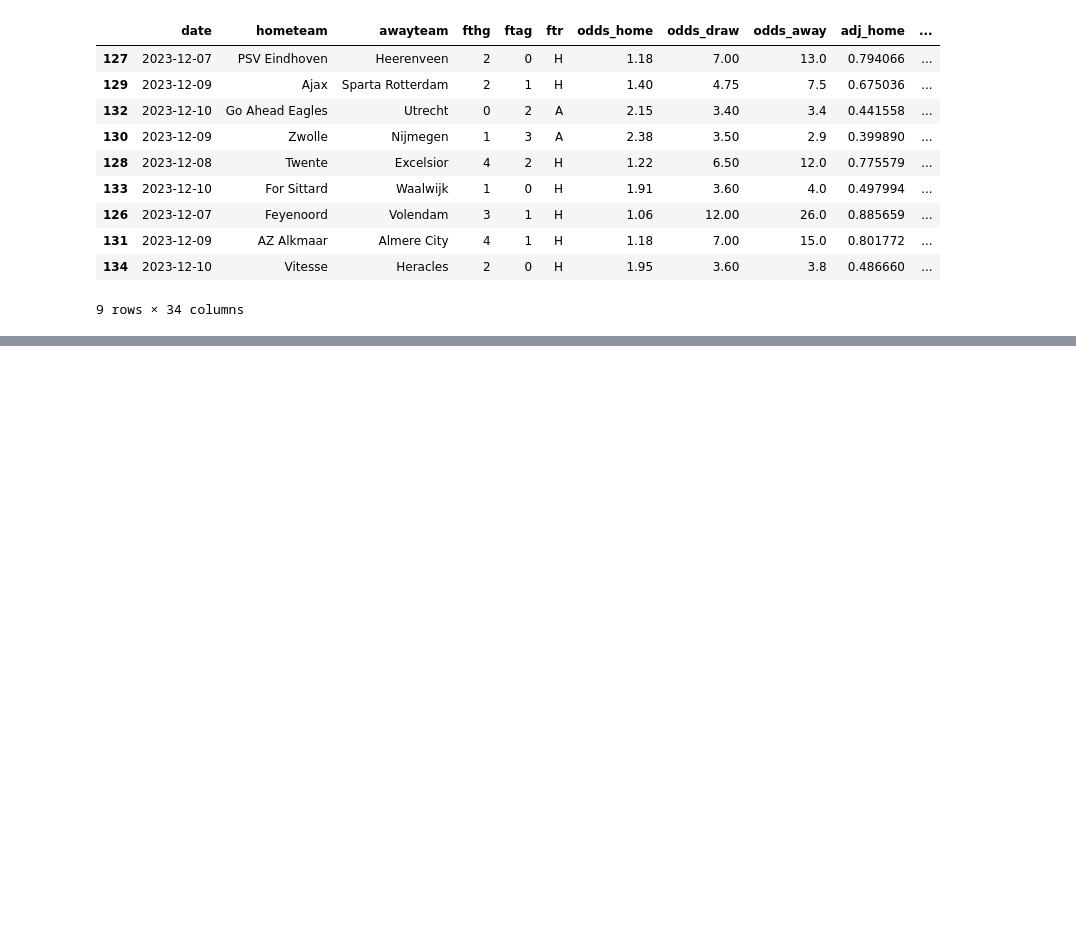
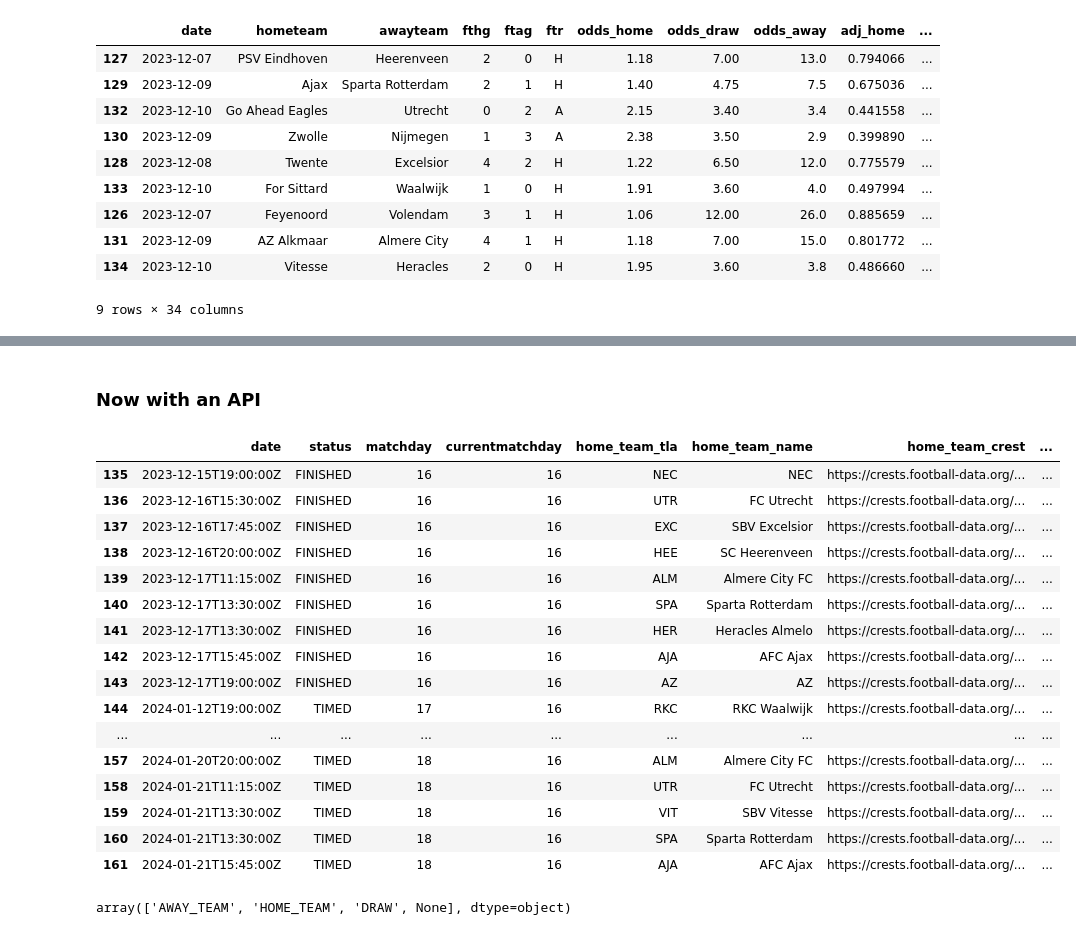
Before and after one commit to andrei-pascanean/game-hunter, a Jupyter notebook: notebooks/heuristics.ipynb, the cells around one changed output, grey strips where cells are left out. Saved outputs shown, nothing was run; the diff lists cells and outputs as text; code cells hidden in the pictures; blank space fills up the shorter version.

```diff
--- a/notebooks/heuristics.ipynb
+++ b/notebooks/heuristics.ipynb
@@ -175,0 +159,62 @@ KeyError: 'HomeTeamStandings'
+# %% [markdown]
+### Now with an API
+# %%
+import requests
+
+uri = 'https://api.football-data.org/v4/competitions/DED/matches'
+headers = { 'X-Auth-Token': '5ee7f2b5ace94caf9f8668333873a90f' }
+
+response = requests.get(uri, headers=headers)
+data = response.json()['matches']
+
+matches_df = pd.json_normalize(data)
+# %%
+cols_to_keep = [
+    'utcDate', 'status', 'matchday', 'season.currentMatchday',
+    'homeTeam.tla', 'homeTeam.name', 'homeTeam.crest',
+    'awayTeam.tla', 'awayTeam.name', 'awayTeam.crest',
+    'score.winner', 'score.fullTime.home', 'score.fullTime.away'
+]
+
+matches_df = (
+    matches_df
+    .filter(cols_to_keep)
+    .rename(columns = {
+        'utcDate': 'date',
+        'season.currentMatchday':'currentMatchday',
+        'homeTeam.tla':'home_team_tla',
+        'homeTeam.name': 'home_team_name',
+        'homeTeam.crest': 'home_team_crest',
+        'awayTeam.tla': 'away_team_tla',
+        'awayTeam.name': 'away_team_name',
+        'awayTeam.crest': 'away_team_crest',
+        'score.winner': 'ftr',
+        'score.fullTime.home': 'fthg',
+        'score.fullTime.away': 'ftag'
+    })
+    .rename(columns=str.lower)
+)
+# %%
+matches_df.query('matchday > 15 & matchday < 19')
+# %% [output]
+|  | date | status | matchday | currentmatchday | home_team_tla | home_team_name | home_team_crest | ... |
+| 135 | 2023-12-15T19:00:00Z | FINISHED | 16 | 16 | NEC | NEC | https://crests.football-data.org/... | ... |
+| 136 | 2023-12-16T15:30:00Z | FINISHED | 16 | 16 | UTR | FC Utrecht | https://crests.football-data.org/... | ... |
+| 137 | 2023-12-16T17:45:00Z | FINISHED | 16 | 16 | EXC | SBV Excelsior | https://crests.football-data.org/... | ... |
+| 138 | 2023-12-16T20:00:00Z | FINISHED | 16 | 16 | HEE | SC Heerenveen | https://crests.football-data.org/... | ... |
+| 139 | 2023-12-17T11:15:00Z | FINISHED | 16 | 16 | ALM | Almere City FC | https://crests.football-data.org/... | ... |
+| 140 | 2023-12-17T13:30:00Z | FINISHED | 16 | 16 | SPA | Sparta Rotterdam | https://crests.football-data.org/... | ... |
+| 141 | 2023-12-17T13:30:00Z | FINISHED | 16 | 16 | HER | Heracles Almelo | https://crests.football-data.org/... | ... |
+| 142 | 2023-12-17T15:45:00Z | FINISHED | 16 | 16 | AJA | AFC Ajax | https://crests.football-data.org/... | ... |
+| 143 | 2023-12-17T19:00:00Z | FINISHED | 16 | 16 | AZ | AZ | https://crests.football-data.org/... | ... |
+| 144 | 2024-01-12T19:00:00Z | TIMED | 17 | 16 | RKC | RKC Waalwijk | https://crests.football-data.org/... | ... |
+| ... | ... | ... | ... | ... | ... | ... | ... | ... |
+| 157 | 2024-01-20T20:00:00Z | TIMED | 18 | 16 | ALM | Almere City FC | https://crests.football-data.org/... | ... |
+| 158 | 2024-01-21T11:15:00Z | TIMED | 18 | 16 | UTR | FC Utrecht | https://crests.football-data.org/... | ... |
+| 159 | 2024-01-21T13:30:00Z | TIMED | 18 | 16 | VIT | SBV Vitesse | https://crests.football-data.org/... | ... |
+| 160 | 2024-01-21T13:30:00Z | TIMED | 18 | 16 | SPA | Sparta Rotterdam | https://crests.football-data.org/... | ... |
+| 161 | 2024-01-21T15:45:00Z | TIMED | 18 | 16 | AJA | AFC Ajax | https://crests.football-data.org/... | ... |
+# %%
+matches_df.ftr.unique()
+# %% [output]
+array(['AWAY_TEAM', 'HOME_TEAM', 'DRAW', None], dtype=object)
```
Also changed, not shown: parts of 6 cells of this notebook, 1 other file.
